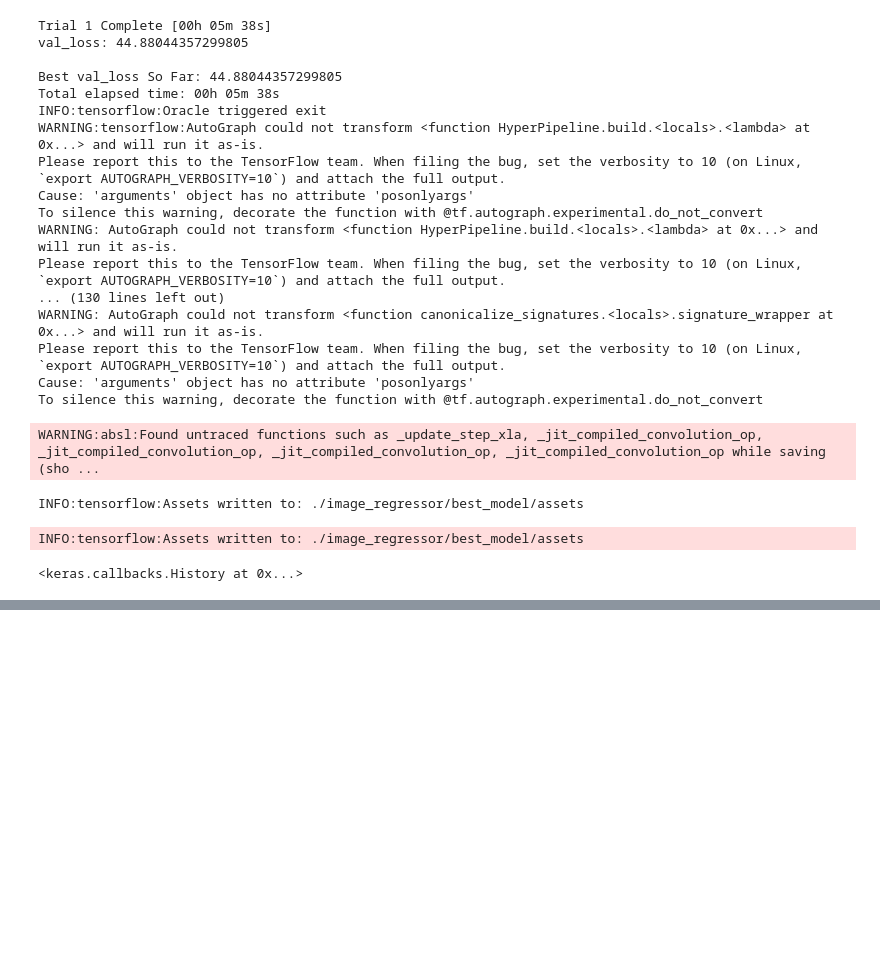
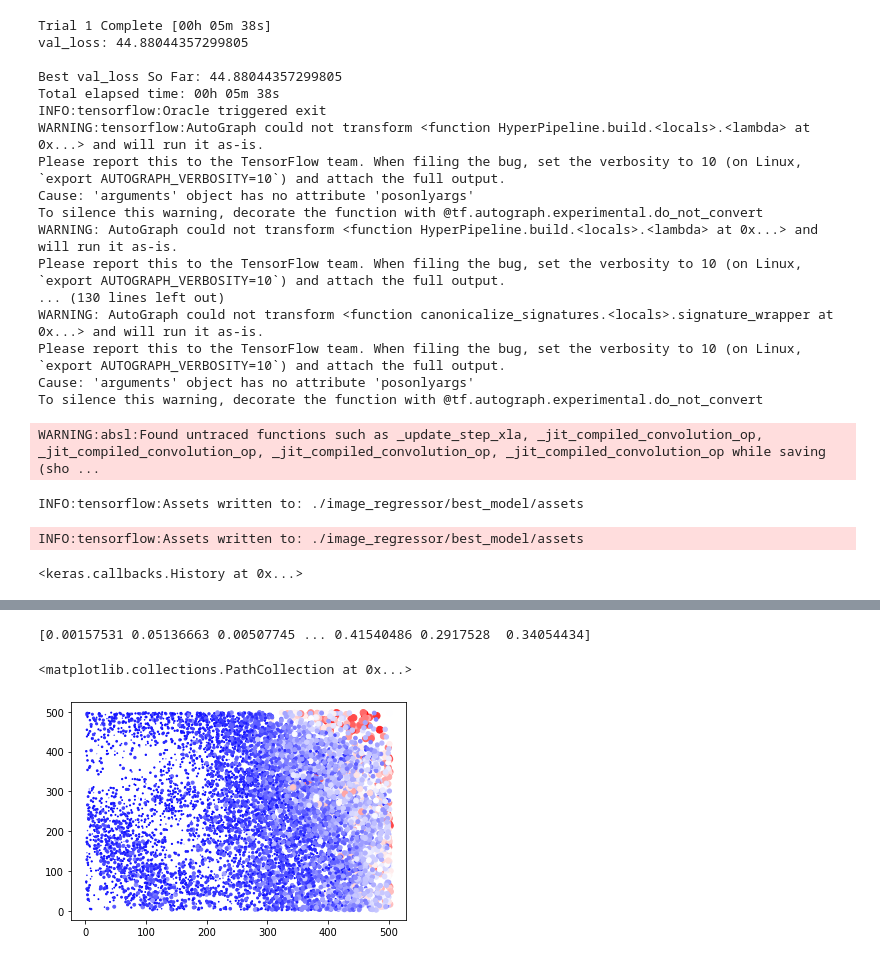
Before and after one commit to mariakesa/CommunicationSubspaces, a Jupyter notebook: 2800images.ipynb, the cells around one changed output, grey strips where cells are left out. Saved outputs shown, nothing was run; the diff lists cells and outputs as text; code cells hidden in the pictures; blank space fills up the shorter version.

```diff
--- a/2800images.ipynb
+++ b/2800images.ipynb
@@ -84,7 +84,7 @@ y=[]
 for i in range(0,resp.shape[0]):
     if im[i]!=2801:
         X.append(im2800_[im[i][0]-1])
-        y.append(resp[i,0])
+        y.append(resp[i])
 
 y=np.array(y)
 X=np.array(X)
@@ -236,0 +345,6 @@ KeyboardInterrupt:
+# %%
+from sklearn.decomposition import NMF
+
+y_train[y_train<0]=0
+nmf=NMF(n_components=10).fit(y_train)
+cs=nmf.transform(y_test)
@@ -236,0 +355,12 @@ KeyboardInterrupt:
+# %%
+i=1
+css=nmf.components_
+comp= css[i,:]
+comp= comp/np.max(np.abs(comp))
+lam = np.abs(comp)
+print(lam)
+plt.scatter(xpos, ypos, s = 50*lam, c = css[i,:], cmap='bwr')
+# %% [output]
+[0.00157531 0.05136663 0.00507745 ... 0.41540486 0.2917528  0.34054434]
+<matplotlib.collections.PathCollection at 0x...>
+[figure, added]
```
Also changed, not shown: parts of 29 cells of this notebook.
